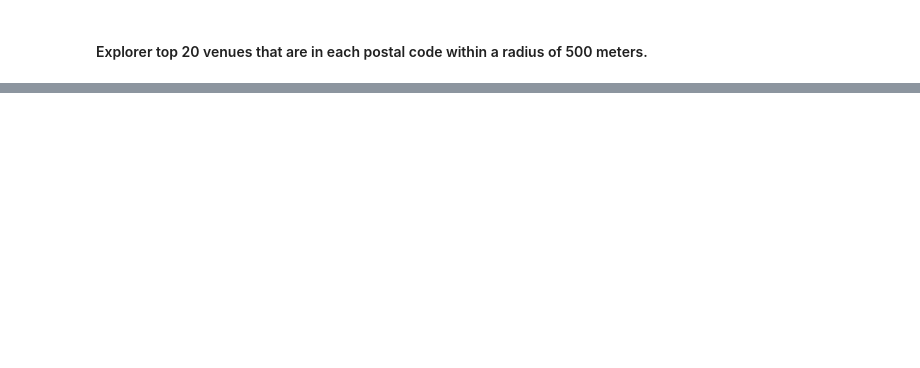
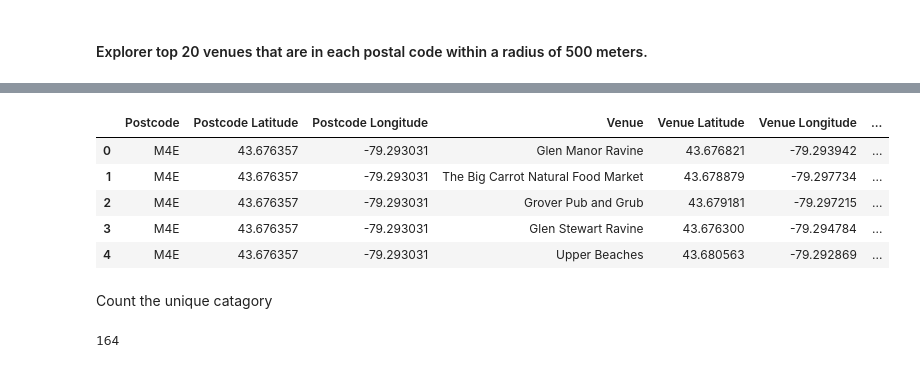
Before and after one commit to pokpongK/github-project, a Jupyter notebook: Neighbourhood-TO-Q3.ipynb, the cells around one changed output, grey strips where cells are left out. Saved outputs shown, nothing was run; the diff lists cells and outputs as text; code cells hidden in the pictures; blank space fills up the shorter version.

```diff
--- a/Neighbourhood-TO-Q3.ipynb
+++ b/Neighbourhood-TO-Q3.ipynb
@@ -151,0 +207,15 @@ url # display URL
+# %%
+Toronto_venues.head()
+# %% [output]
+|  | Postcode | Postcode Latitude | Postcode Longitude | Venue | Venue Latitude | Venue Longitude | ... |
+| 0 | M4E | 43.676357 | -79.293031 | Glen Manor Ravine | 43.676821 | -79.293942 | ... |
+| 1 | M4E | 43.676357 | -79.293031 | The Big Carrot Natural Food Market | 43.678879 | -79.297734 | ... |
+| 2 | M4E | 43.676357 | -79.293031 | Grover Pub and Grub | 43.679181 | -79.297215 | ... |
+| 3 | M4E | 43.676357 | -79.293031 | Glen Stewart Ravine | 43.676300 | -79.294784 | ... |
+| 4 | M4E | 43.676357 | -79.293031 | Upper Beaches | 43.680563 | -79.292869 | ... |
+# %% [markdown]
+Count the unique catagory
+# %%
+len(Toronto_venues['Venue Category'].unique()) #Count uniuqe Category
+# %% [output]
+164
```
Also changed, not shown: parts of 36 cells of this notebook, 2 other files.
